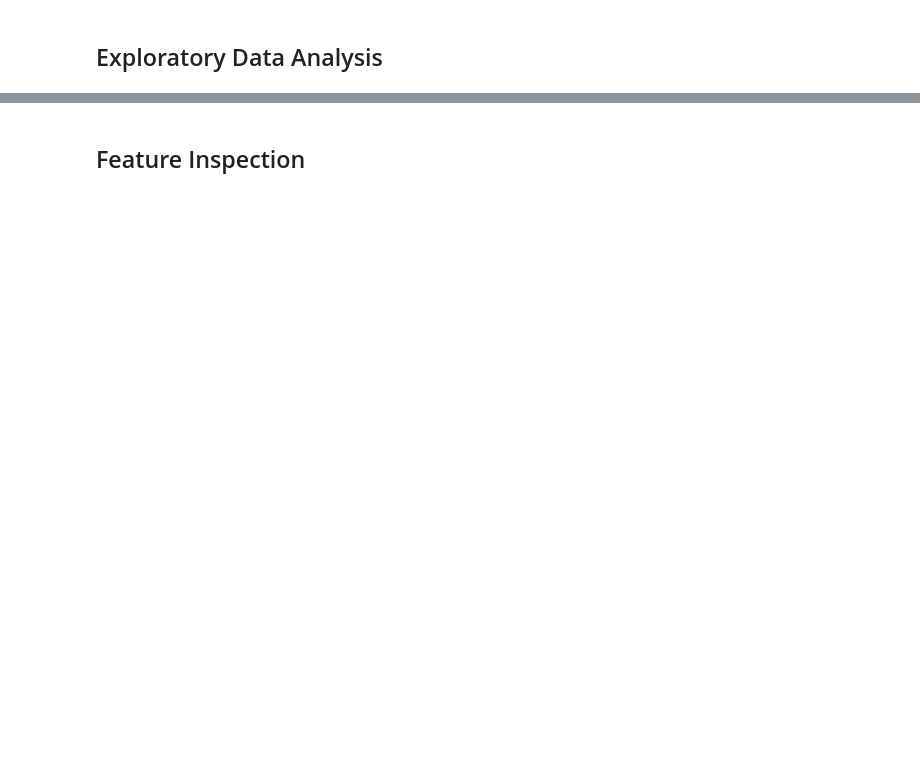
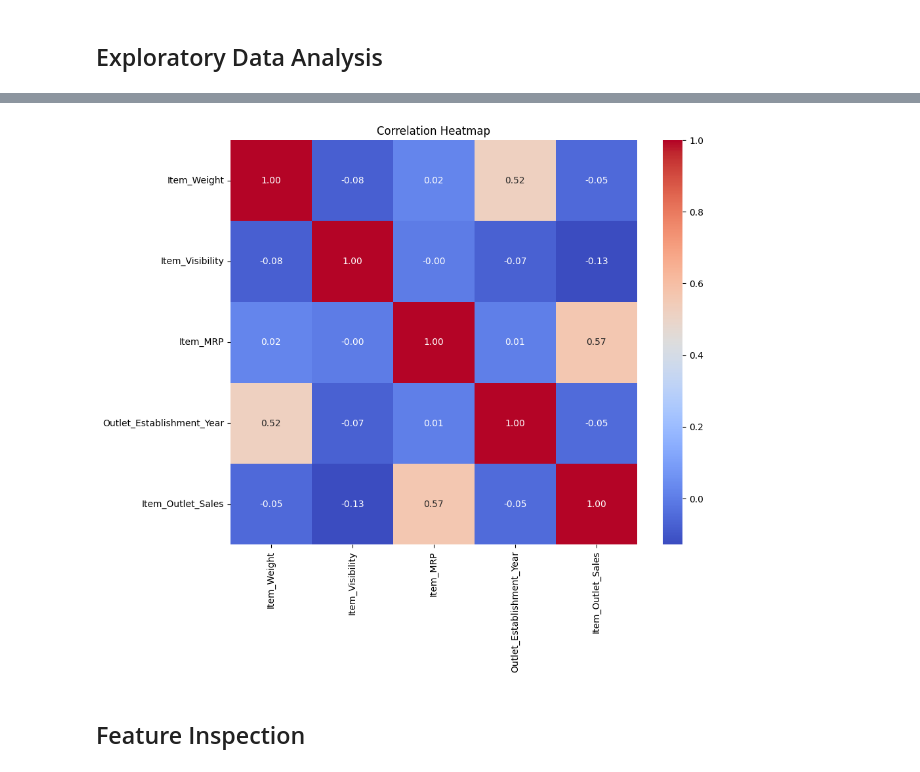
Before and after one commit to saebswaity/Prediction-of-Product-Sales, a Jupyter notebook: Prediction_of_Product_Sales.ipynb, the cells around one changed output, grey strips where cells are left out. Saved outputs shown, nothing was run; the diff lists cells and outputs as text; code cells hidden in the pictures; blank space fills up the shorter version.

```diff
--- a/Prediction_of_Product_Sales.ipynb
+++ b/Prediction_of_Product_Sales.ipynb
@@ -14,0 +112,5 @@ This Colab Notebook is part of the "Prediction of Product Sales" project, aiming
+# %%
+# 5) Address the missing values by using a placeholder value.
+print("\nAddressing missing values:")
+# Assuming placeholder value for missing values in numerical columns is 0
+df.fillna(0, inplace=True)
@@ -14,0 +183,7 @@ This Colab Notebook is part of the "Prediction of Product Sales" project, aiming
+# %%
+# Replace '0' with placeholder value in the 'Outlet_Size' column
+df['Outlet_Size'].replace(0, 'missing', inplace=True)
+
+# Verify the changes
+print("\nAfter replacing missing values:")
+print(df['Outlet_Size'].value_counts())
@@ -14,0 +197,10 @@ This Colab Notebook is part of the "Prediction of Product Sales" project, aiming
+# %%
+# The 'Item_Identifier' column is being deleted because it contains 1559 unique values,
+
+df.drop(columns=['Item_Identifier'], inplace=True)
+# %%
+# Replace values in the 'item_Fat' column
+df['Item_Fat_Content'].replace({'LF': 'Low Fat', 'low fat': 'Low Fat', 'reg': 'Regular'}, inplace=True)
+
+# Verify the changes
+print(df['Item_Fat_Content'].value_counts())
@@ -17,2 +345,13 @@ This Colab Notebook is part of the "Prediction of Product Sales" project, aiming
+# %%
+#Heatmap to view the correlation between features.
+correlation_matrix = df.corr()
+
+# Create a heatmap
+plt.figure(figsize=(10, 8))
+sns.heatmap(correlation_matrix, annot=True, cmap='coolwarm', fmt=".2f")
+plt.title('Correlation Heatmap')
+plt.show()
+# %% [output]
+[figure, added]
 # %% [markdown]
 ## Feature Inspection
```
Also changed, not shown: parts of 19 cells of this notebook.
